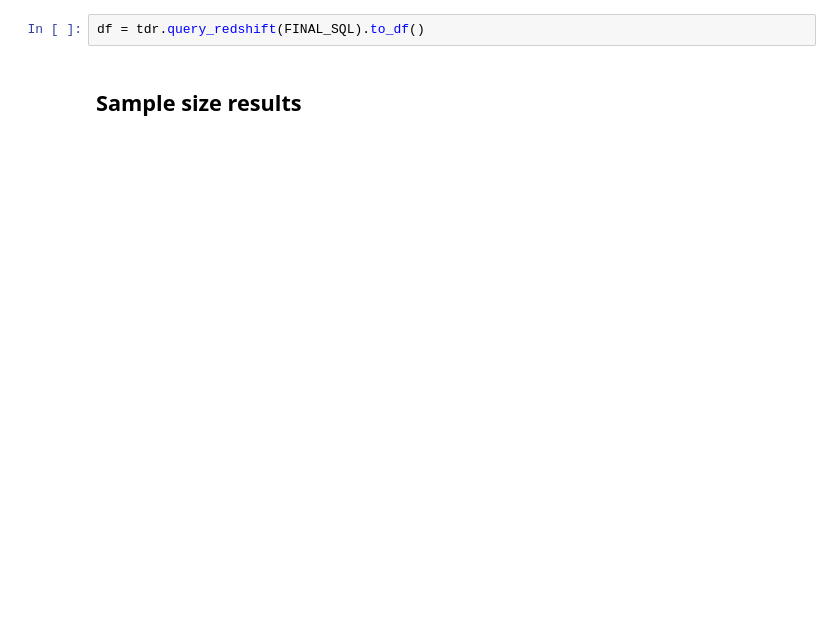
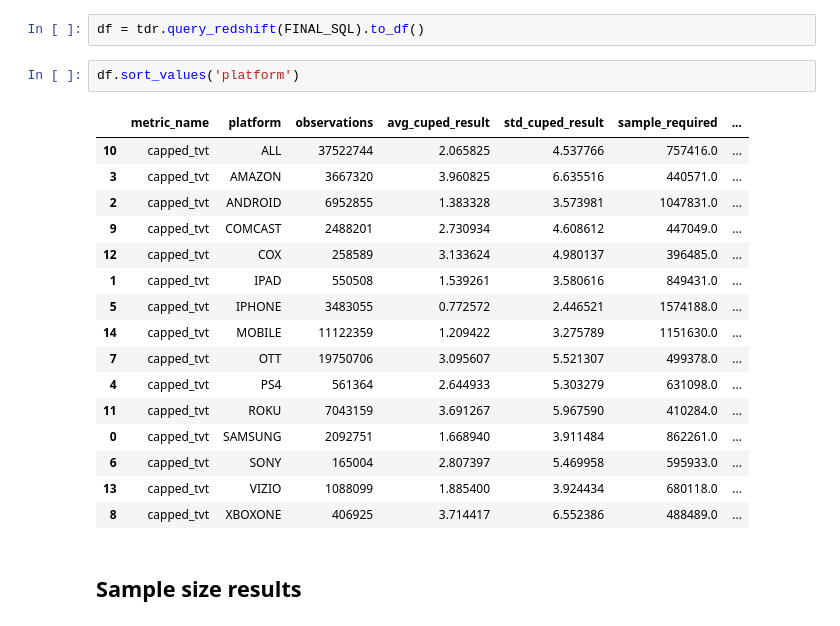
Before and after one commit to bzou-tubi/sample_size_calculator, a Jupyter notebook: sample_size_calc_prototype.ipynb, the cells around one changed output. Drawn from its saved outputs; the diff is of its cells as text; blank space fills up the shorter version.

```diff
--- a/sample_size_calc_prototype.ipynb
+++ b/sample_size_calc_prototype.ipynb
@@ -160,6 +160,25 @@ print(FINAL_SQL)
             FROM cuped_results
 # %%
 df = tdr.query_redshift(FINAL_SQL).to_df()
+# %%
+df.sort_values('platform')
+# %% [output]
+|  | metric_name | platform | observations | avg_cuped_result | std_cuped_result | sample_required | ... |
+| 10 | capped_tvt | ALL | 37522744 | 2.065825 | 4.537766 | 757416.0 | ... |
+| 3 | capped_tvt | AMAZON | 3667320 | 3.960825 | 6.635516 | 440571.0 | ... |
+| 2 | capped_tvt | ANDROID | 6952855 | 1.383328 | 3.573981 | 1047831.0 | ... |
+| 9 | capped_tvt | COMCAST | 2488201 | 2.730934 | 4.608612 | 447049.0 | ... |
+| 12 | capped_tvt | COX | 258589 | 3.133624 | 4.980137 | 396485.0 | ... |
+| 1 | capped_tvt | IPAD | 550508 | 1.539261 | 3.580616 | 849431.0 | ... |
+| 5 | capped_tvt | IPHONE | 3483055 | 0.772572 | 2.446521 | 1574188.0 | ... |
+| 14 | capped_tvt | MOBILE | 11122359 | 1.209422 | 3.275789 | 1151630.0 | ... |
+| 7 | capped_tvt | OTT | 19750706 | 3.095607 | 5.521307 | 499378.0 | ... |
+| 4 | capped_tvt | PS4 | 561364 | 2.644933 | 5.303279 | 631098.0 | ... |
+| 11 | capped_tvt | ROKU | 7043159 | 3.691267 | 5.967590 | 410284.0 | ... |
+| 0 | capped_tvt | SAMSUNG | 2092751 | 1.668940 | 3.911484 | 862261.0 | ... |
+| 6 | capped_tvt | SONY | 165004 | 2.807397 | 5.469958 | 595933.0 | ... |
+| 13 | capped_tvt | VIZIO | 1088099 | 1.885400 | 3.924434 | 680118.0 | ... |
+| 8 | capped_tvt | XBOXONE | 406925 | 3.714417 | 6.552386 | 488489.0 | ... |
 # %% [markdown]
 ## Sample size results
 # %%
```
Also changed, not shown: parts of 3 cells of this notebook, 5 other files.
